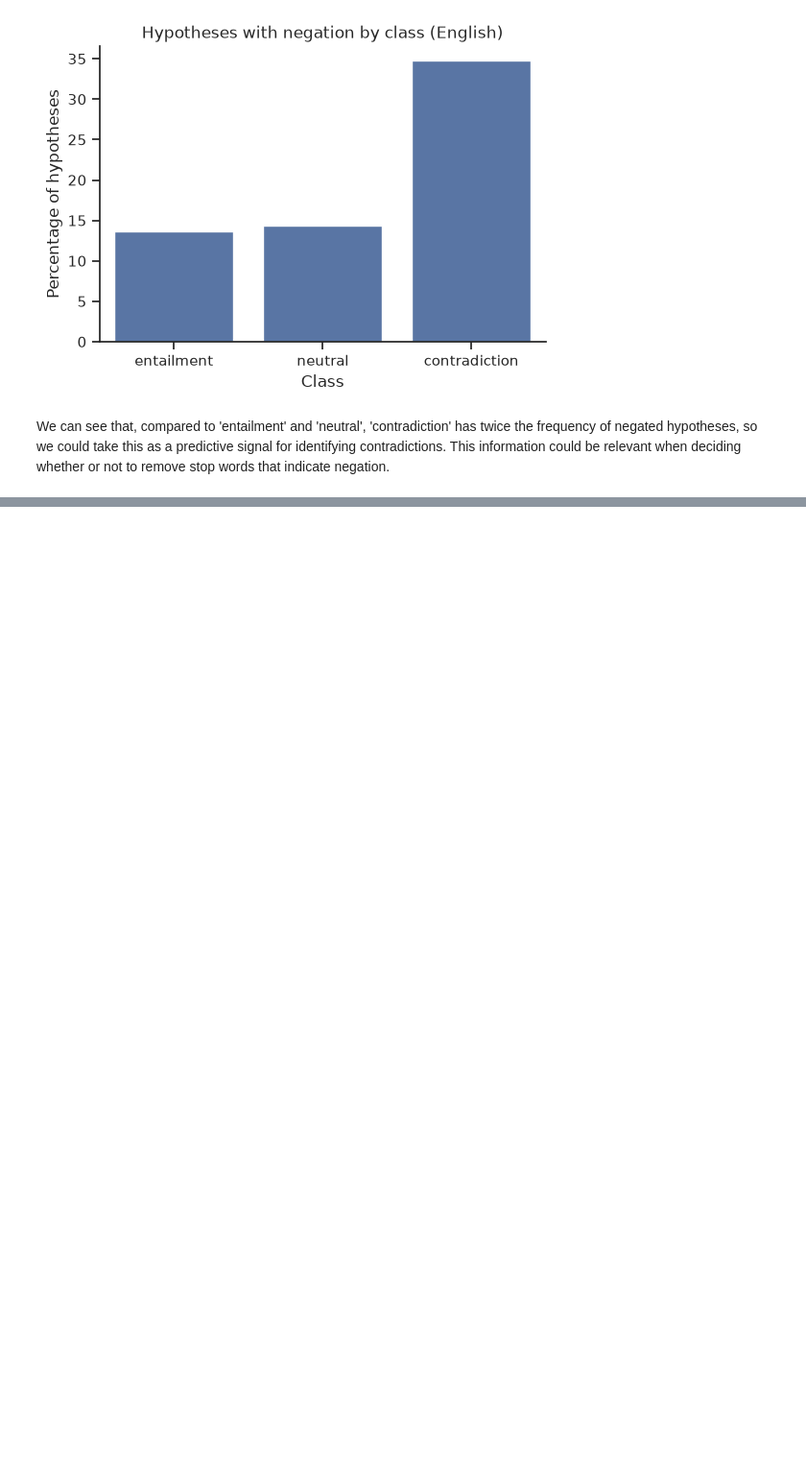
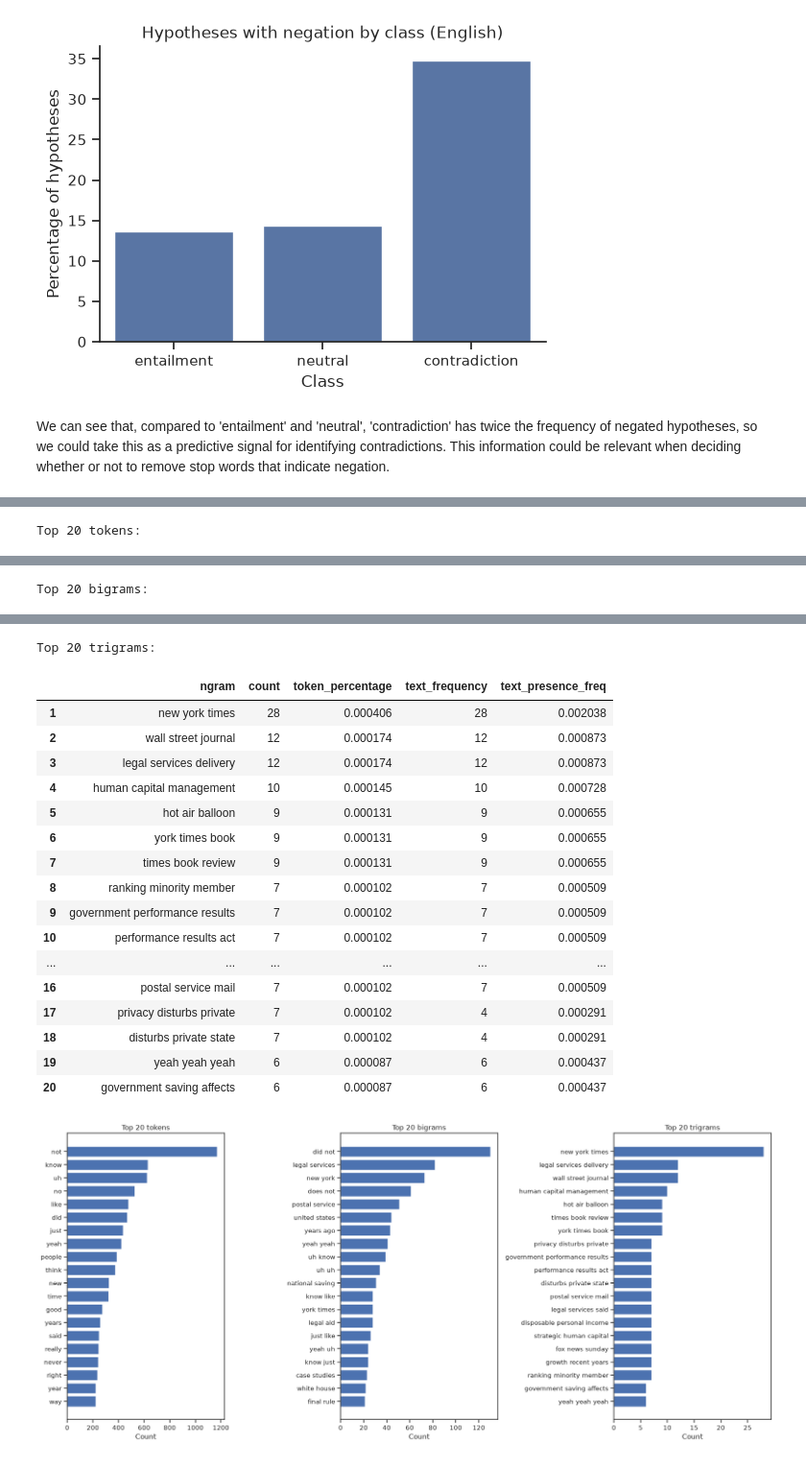
Before and after one commit to Aitor42/0-AiDea, a Jupyter notebook: eda.ipynb, the cells around one changed output, grey strips where cells are left out. Shown at 96% size. Drawn from its saved outputs; the diff is of its cells as text; code cells hidden in the pictures; blank space fills up the shorter version.

Commit message:
tokenizado con top tokens, top bigrams and top trigrams añadido a la eda

```diff
--- a/eda.ipynb
+++ b/eda.ipynb
@@ -385,0 +390,54 @@ We can see that, compared to 'entailment' and 'neutral', 'contradiction' has twi
+# %%
+import matplotlib.pyplot as plt
+from preprocesser import NLITextPreprocesser
+
+eda_preprocessor = NLITextPreprocesser(
+    columns=("premise", "hypothesis"),
+    language=None,
+    tokenizer="spacy",
+    stopword_method="sklearn",
+    keep_negations=True,
+    reduction="none",
+    top_n=20,
+)
+
+en_df = df_train[df_train["lang_abv"] == "en"]
+eng_texts = pd.concat([en_df["premise"], en_df["hypothesis"]]).tolist()
+
+tokenized_texts = []
+
+for text in eng_texts:
+    tokenized_texts.append(eda_preprocessor.remove_stopwords(eda_preprocessor.tokenize_text(text, method="nltk")))
+
+top_tokens = eda_preprocessor.top_tokens(tokenized_texts, top_n=20)
+top_bigrams = eda_preprocessor.top_ngrams(tokenized_texts, n=2, top_n=20)
+top_trigrams = eda_preprocessor.top_ngrams(tokenized_texts, n=3, top_n=20)
+
+print("Top 20 tokens:")
+top_tokens.index = range(1, len(top_tokens) + 1)
+display(top_tokens)
+print("Top 20 bigrams:")
+top_bigrams.index = range(1, len(top_bigrams) + 1)
+display(top_bigrams)
+print("Top 20 trigrams:")
+top_trigrams.index = range(1, len(top_trigrams) + 1)
+display(top_trigrams)
+
+plot_data = [
+    ("Top 20 tokens", top_tokens, "token"),
+    ("Top 20 bigrams", top_bigrams, "ngram"),
+    ("Top 20 trigrams", top_trigrams, "ngram"),
+]
+fig, axes = plt.subplots(1, 3, figsize=(18, 8))
+
+for ax, (title, frequencies, label_column) in zip(axes, plot_data):
+    plot_frequencies = frequencies.sort_values("count", ascending=True)
+    ax.barh(plot_frequencies[label_column], plot_frequencies["count"])
+    ax.set_title(title)
+    ax.set_xlabel("Count")
+    ax.set_ylabel("")
+
+plt.tight_layout()
+plt.show()
+# %% [output]
+Top 20 tokens:
@@ -385,0 +461 @@ We can see that, compared to 'entailment' and 'neutral', 'contradiction' has twi
+Top 20 bigrams:
@@ -385,0 +479,19 @@ We can see that, compared to 'entailment' and 'neutral', 'contradiction' has twi
+Top 20 trigrams:
+|  | ngram | count | token_percentage | text_frequency | text_presence_freq |
+| 1 | new york times | 28 | 0.000406 | 28 | 0.002038 |
+| 2 | wall street journal | 12 | 0.000174 | 12 | 0.000873 |
+| 3 | legal services delivery | 12 | 0.000174 | 12 | 0.000873 |
+| 4 | human capital management | 10 | 0.000145 | 10 | 0.000728 |
+| 5 | hot air balloon | 9 | 0.000131 | 9 | 0.000655 |
+| 6 | york times book | 9 | 0.000131 | 9 | 0.000655 |
+| 7 | times book review | 9 | 0.000131 | 9 | 0.000655 |
+| 8 | ranking minority member | 7 | 0.000102 | 7 | 0.000509 |
+| 9 | government performance results | 7 | 0.000102 | 7 | 0.000509 |
+| 10 | performance results act | 7 | 0.000102 | 7 | 0.000509 |
+| ... | ... | ... | ... | ... | ... |
+| 16 | postal service mail | 7 | 0.000102 | 7 | 0.000509 |
+| 17 | privacy disturbs private | 7 | 0.000102 | 4 | 0.000291 |
+| 18 | disturbs private state | 7 | 0.000102 | 4 | 0.000291 |
+| 19 | yeah yeah yeah | 6 | 0.000087 | 6 | 0.000437 |
+| 20 | government saving affects | 6 | 0.000087 | 6 | 0.000437 |
+[figure, added]
```
Also changed, not shown: parts of 4 cells of this notebook.
